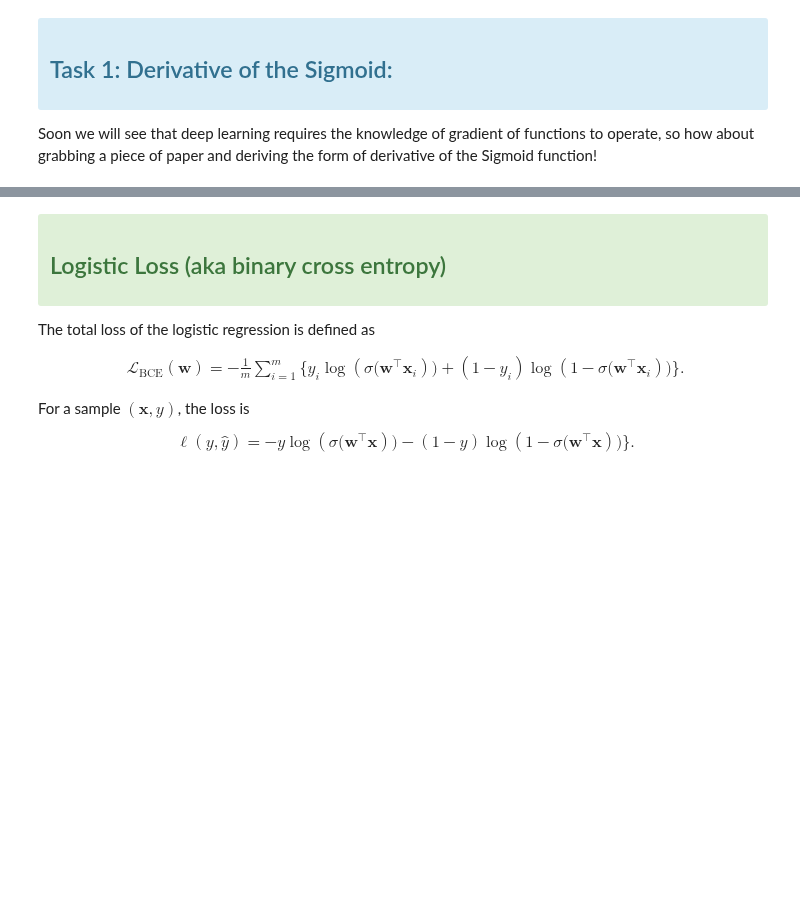
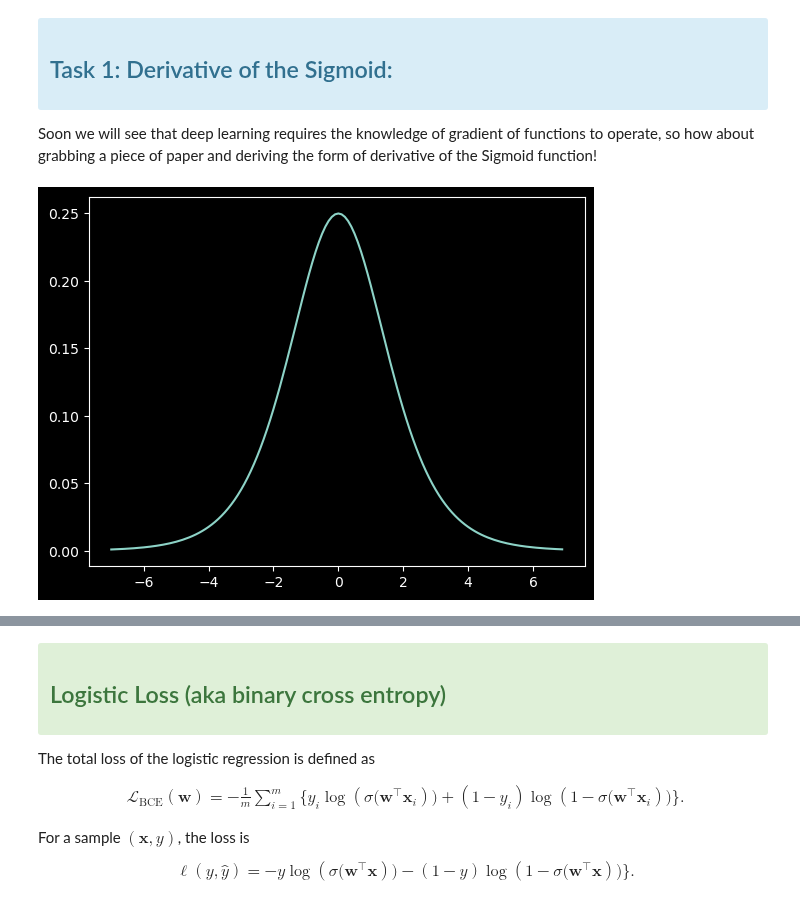
Before and after one commit to mgb45/ECE4076, a Jupyter notebook: Week08/Week 8 Logistic Regression.ipynb, the cells around one changed output, grey strips where cells are left out. Saved outputs shown, nothing was run; the diff lists cells and outputs as text; code cells hidden in the pictures; blank space fills up the shorter version.

```diff
--- a/Week08/Week 8 Logistic Regression.ipynb
+++ b/Week08/Week 8 Logistic Regression.ipynb
@@ -60,5 +62,13 @@ plt.show()
 
 
 Soon we will see that deep learning requires the knowledge of gradient of functions to operate, so how about grabbing a piece of paper and deriving the form of derivative of the Sigmoid function!
+# %%
+def dsigmoid(x):
+    return sigmoid(x) * (1-sigmoid(x))
+
+plt.plot(x,dsigmoid(x))
+plt.show()
+# %% [output]
+[figure, added]
 # %%
 display_quiz(questions[0:1])
```
Also changed, not shown: parts of 12 cells of this notebook, 1 other file.
